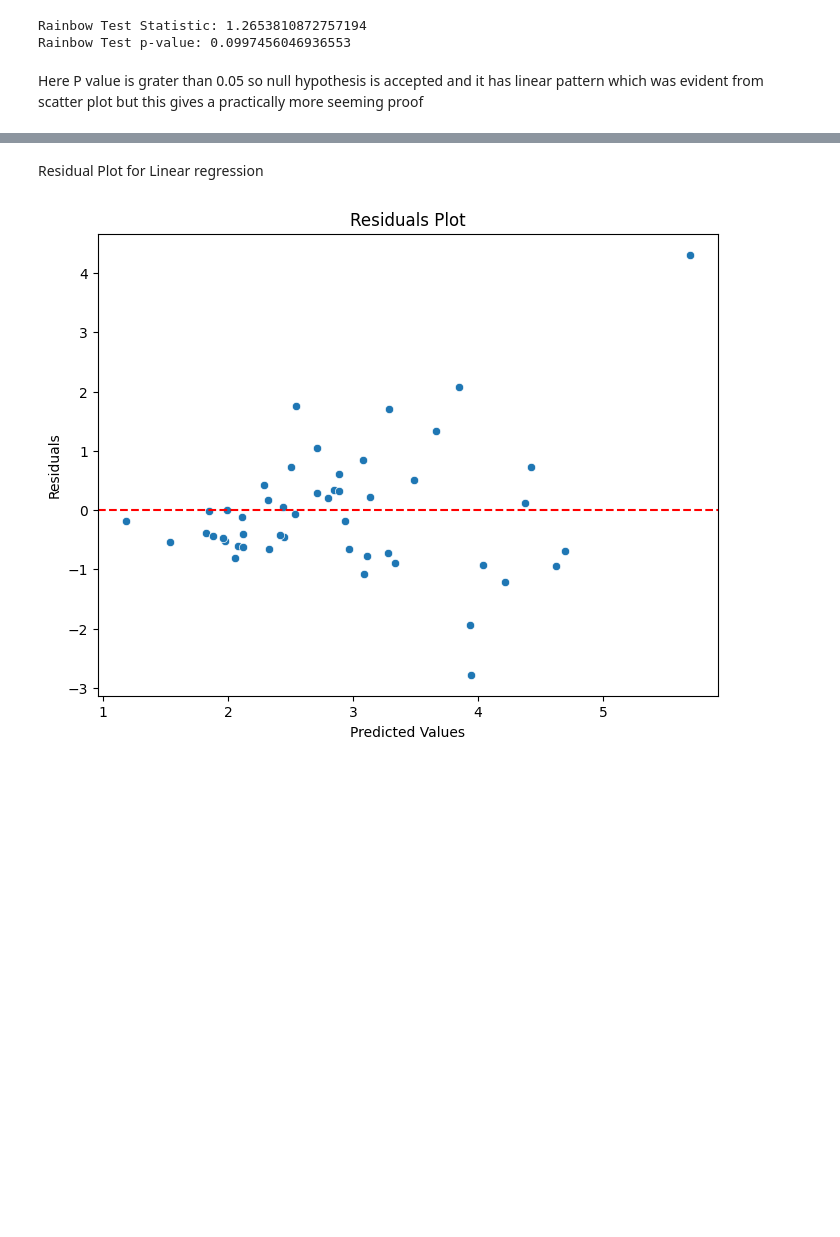
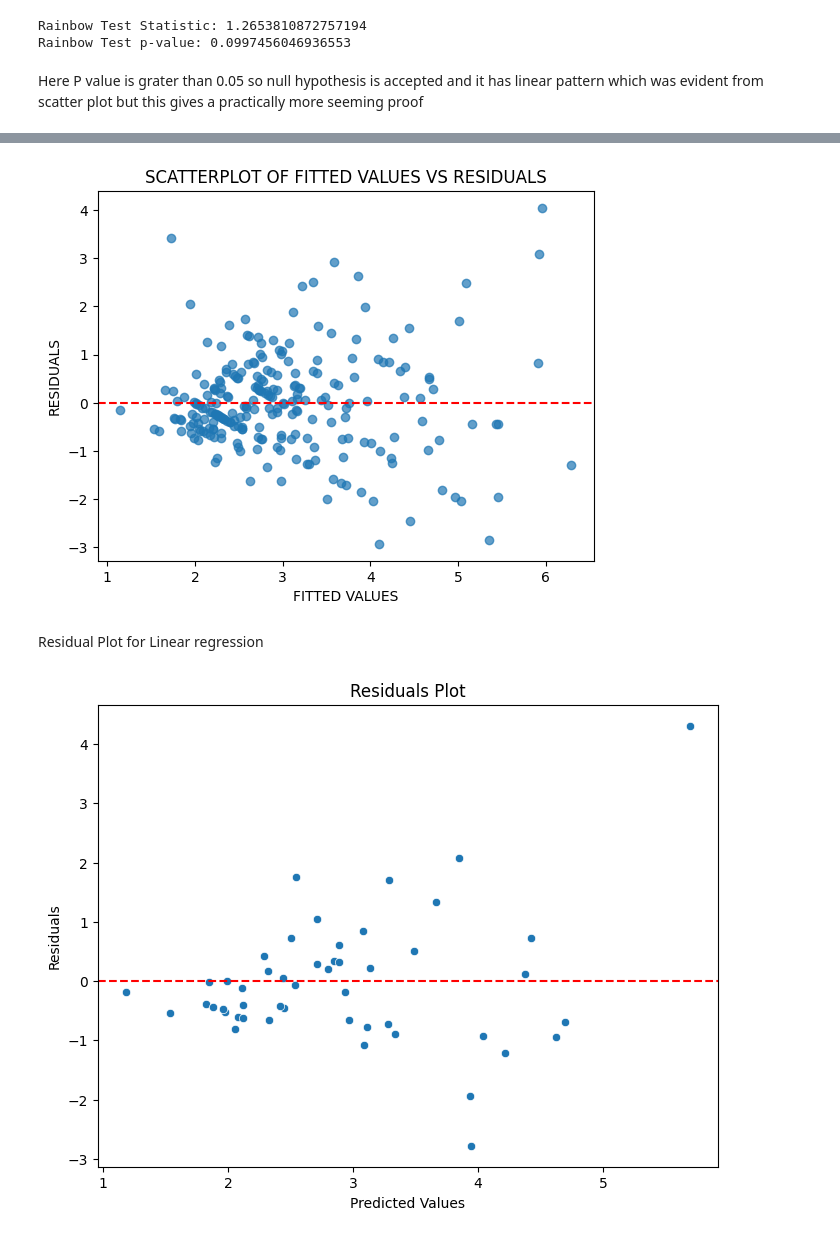
Before and after one commit to ansul1214/Datascience_project, a Jupyter notebook: Assignment2_23113029.ipynb, the cells around one changed output, grey strips where cells are left out. Drawn from its saved outputs; the diff is of its cells as text; code cells hidden in the pictures; blank space fills up the shorter version.

```diff
--- a/Assignment2_23113029.ipynb
+++ b/Assignment2_23113029.ipynb
@@ -282,3 +291,16 @@ Here P value is grater than 0.05 so null hypothesis is accepted and it has linea
+# %%
+formula = 'tip ~ total_bill + size'
+ols_model = smf.ols(formula, data=df).fit()
+fitted_vals = ols_model.fittedvalues
+residuals = ols_model.resid
+plt.scatter(fitted_vals, residuals, alpha=0.7)
+plt.axhline(0, color='red', linestyle='--')
+plt.xlabel("FITTED VALUES")
+plt.ylabel("RESIDUALS")
+plt.title("SCATTERPLOT OF FITTED VALUES VS RESIDUALS")
+plt.show()
+# %% [output]
+[figure, added]
 # %% [markdown]
 Residual Plot for Linear regression
 # %%
```
Also changed, not shown: parts of 5 cells of this notebook.
